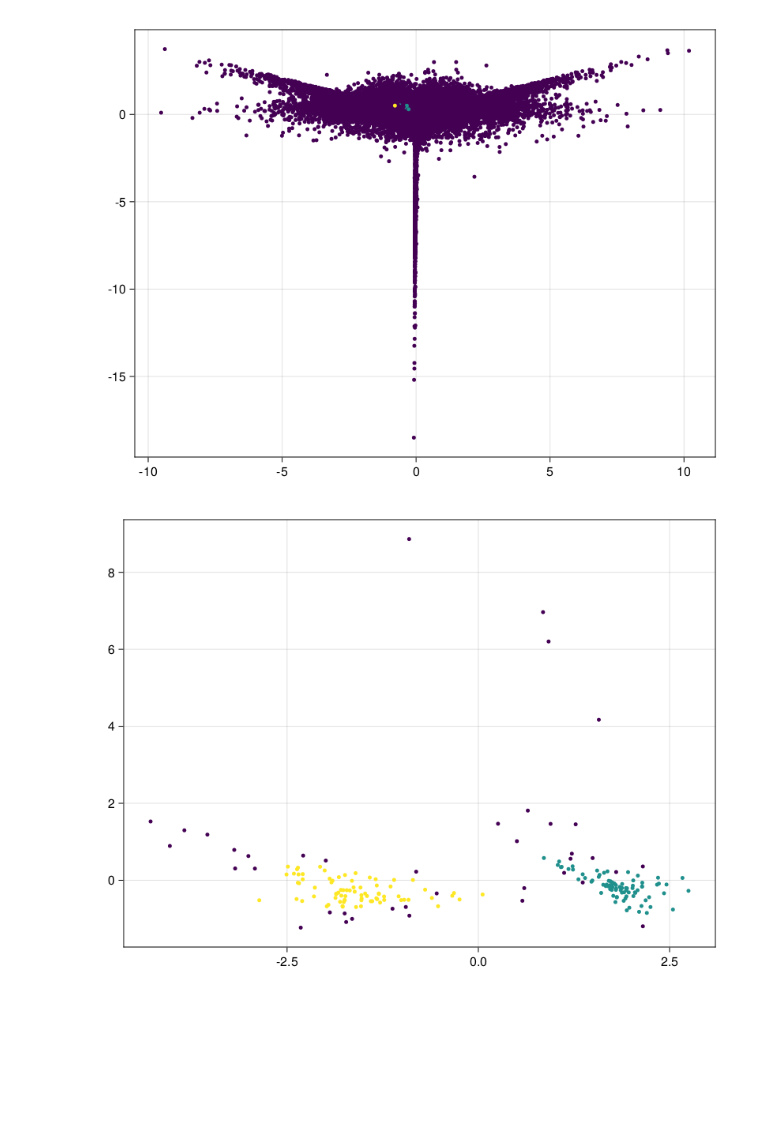
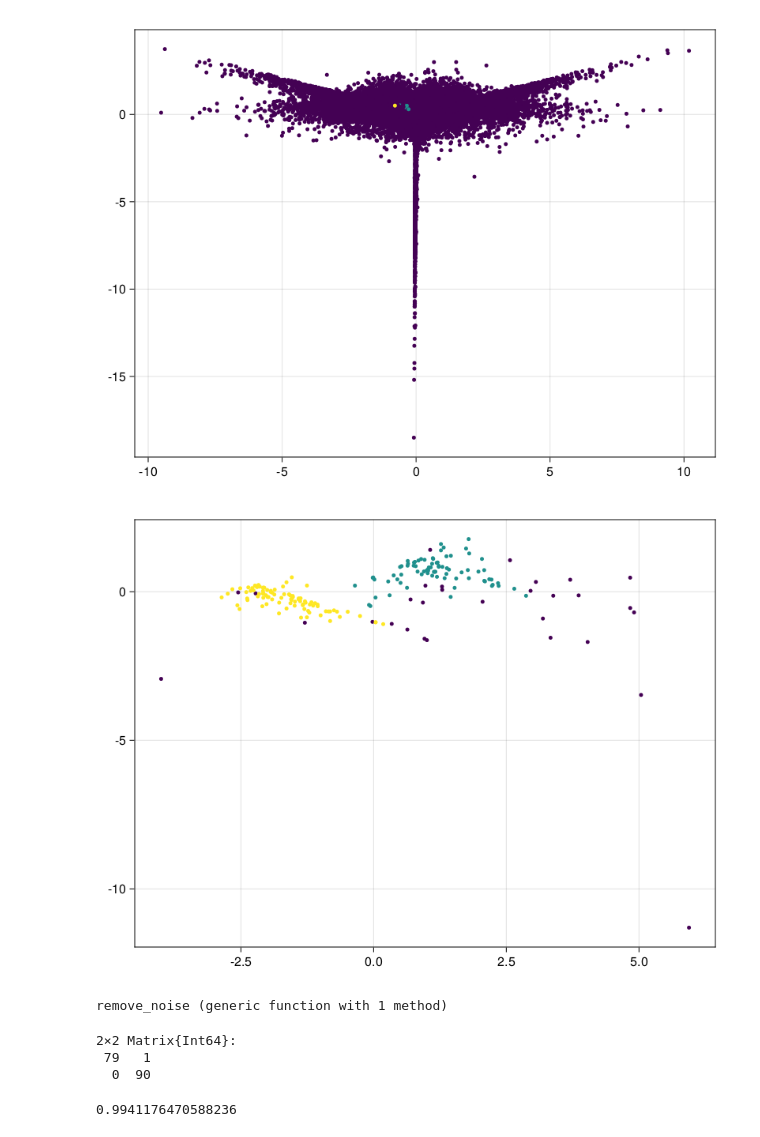
Before and after one commit to solislemuslab/PhyloClustering.jl, a Jupyter notebook: Clustering_julia.ipynb, the cells around one changed output. Cells and saved outputs as stored; diff of their text form; code cells hidden in the pictures; blank space fills up the shorter version.

```diff
--- a/Clustering_julia.ipynb
+++ b/Clustering_julia.ipynb
@@ -312,8 +398,8 @@ plot_clusters(tree, idx)
 [figure]
 # %%
 #function plot_dbscan(tree, radius, min_neighbors = 1, min_cluster_size = 1)
-function dbscan_label(tree, radius, min_cluster_size = 1)
-    result = dbscan(tree, radius,min_cluster_size = min_cluster_size)
+function dbscan_label(tree, radius; min_neighbors = 1, min_cluster_size = 1)
+    result = dbscan(tree, radius,min_neighbors = min_neighbors, min_cluster_size = min_cluster_size)
     # get only points in clusters
     result = getproperty.(result, :core_indices)
     idx = fill(0,length(tree[1,:]))
@@ -333,11 +419,41 @@ result = dbscan_label(tree, 0.05, 20)
 plot_clusters(tree, result)
 # %% [output]
 [figure]
-# %%
-tree = vcat(tree_one ,tree_three)
-tree = standardize_tree(tree)
-result = dbscan_label(tree,0.67,70)
-plot_clusters(tree, result)
-# %% [output]
-[figure, removed]
+# %%
+tree = vcat(tree_one ,tree_two)
+tree = standardize_tree(tree)
+label = dbscan_label(tree,0.65, min_cluster_size = 70)
+plot_clusters(tree, label)
+# %% [output]
+[figure, added]
+# %%
+function remove_noise(gt, label)
+    noise = Int[]
+    for i in 1:length(label)
+        if label[i] == 0
+            push!(noise, i)
+        end
+    end
+
+    counter = 0
+    for i in noise
+        deleteat!(gt, i-counter)
+        deleteat!(label, i-counter)
+        counter += 1
+    end
+    return gt, label
+end
+# %% [output]
+remove_noise (generic function with 1 method)
+# %%
+gt = ground_true(tree_one,tree_two)
+gt, pred = remove_noise(gt, label)
+m,x = accuracy(2, gt, pred)
+display(m)
+print(x)
+# %% [output]
+2×2 Matrix{Int64}:
+ 79   1
+  0  90
+0.9941176470588236
 # %%
```
Also changed, not shown: parts of 22 cells of this notebook, 3 other files.
